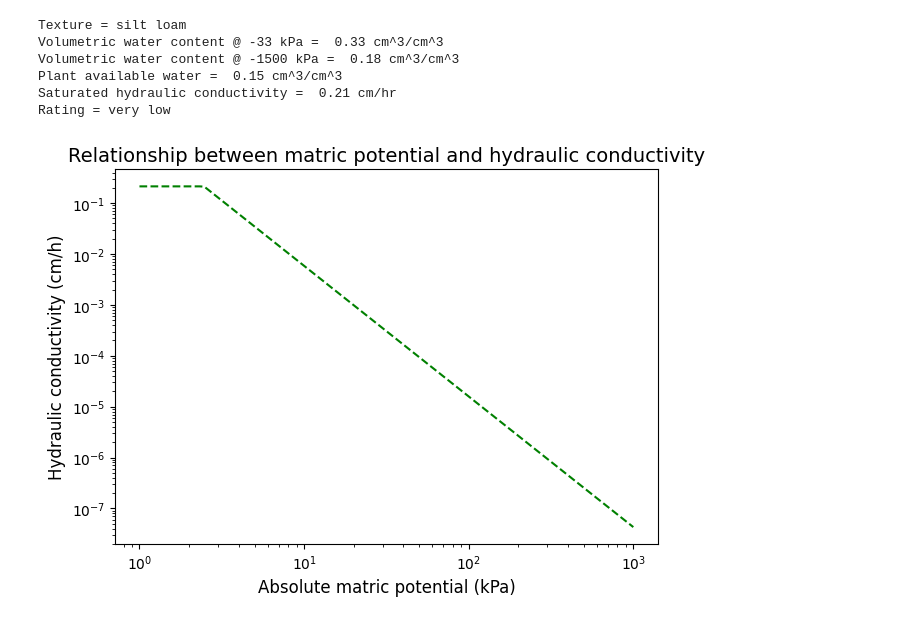
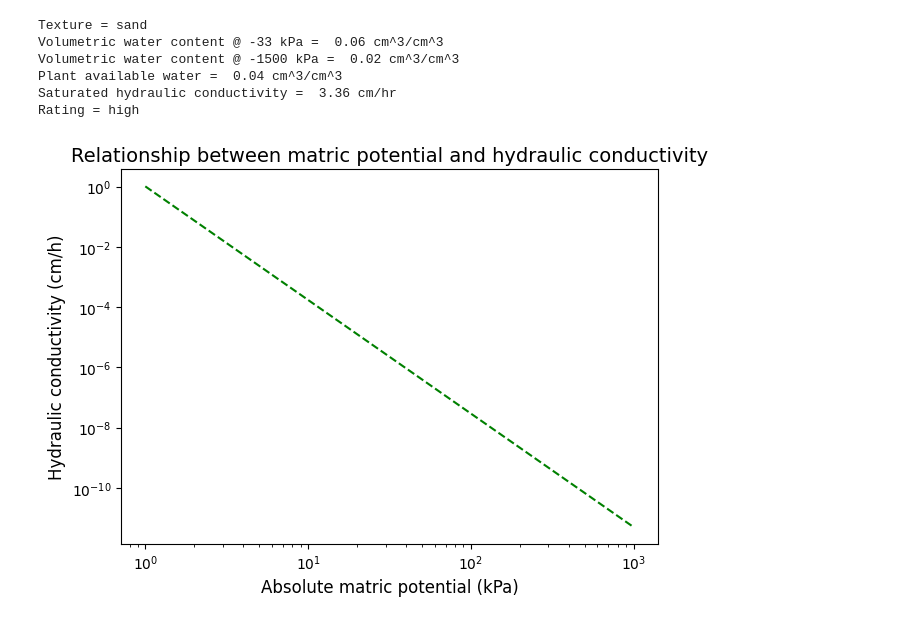
Before and after one commit to MarkBarbadillo/Rosetta-Soilhydraulicconductivity, a Jupyter notebook: GWP files/mab_practice.ipynb, the cells around one changed output. Drawn from its saved outputs; the diff is of its cells as text; code cells hidden in the pictures.

```diff
--- a/GWP files/mab_practice.ipynb
+++ b/GWP files/mab_practice.ipynb
@@ -4,8 +4,8 @@
 import math
 import numpy as np
 
-clay_frac = 0.15                                 #Variable
-silt_frac = 0.65                                 #Variable
+clay_frac = 0.05                                 #Variable
+silt_frac = 0.05                                 #Variable
 sand_frac = 1 - (clay_frac + silt_frac)
 
 ##Calculation of geometric mean diameter and hydraulic properties
@@ -183,37 +183,37 @@ else:
 print('Volumetric water content @ -33 kPa = ', round (volumetric_water_content_33kPa, 2), 'cm^3/cm^3')
 print('Volumetric water content @ -1500 kPa = ', round (volumetric_water_content_1500kPa, 2), 'cm^3/cm^3')
 print('Plant available water = ', round(plant_available_water, 2), 'cm^3/cm^3')
 print('Saturated hydraulic conductivity = ', round (Ks, 2), 'cm/hr')
 
 ##Ks ratings from the USDA-NRCS
 
 if Ks > 2.5:
     print('Rating = high')
 elif Ks > 1.25 and Ks <= 2.5:
     print('Rating = medium')
 elif Ks > 0.25 and Ks <= 1.25:
     print('Rating = low')
 else:
     print('Rating = very low')
 
 
 ##Plotting of K
 
 import matplotlib.pyplot as plt
 
 plt.loglog(psi_m, K, color='green', linestyle='--')
 plt.xlabel('Absolute matric potential (kPa)', fontsize=12)
 plt.ylabel('Hydraulic conductivity (cm/h)', fontsize=12)
 plt.title('Relationship between matric potential and hydraulic conductivity', fontsize=14)
 plt.tick_params(axis='both', which='major', labelsize=10)
 plt.tick_params(axis='both', which='minor', labelsize=8)
 plt.tight_layout()
 plt.show()
 # %% [output]
-Texture = silt loam
-Volumetric water content @ -33 kPa =  0.33 cm^3/cm^3
-Volumetric water content @ -1500 kPa =  0.18 cm^3/cm^3
-Plant available water =  0.15 cm^3/cm^3
-Saturated hydraulic conductivity =  0.21 cm/hr
-Rating = very low
+Texture = sand
+Volumetric water content @ -33 kPa =  0.06 cm^3/cm^3
+Volumetric water content @ -1500 kPa =  0.02 cm^3/cm^3
+Plant available water =  0.04 cm^3/cm^3
+Saturated hydraulic conductivity =  3.36 cm/hr
+Rating = high
-[figure, old version]
+[figure, new version]
```
Also changed, not shown: 1 other file.
